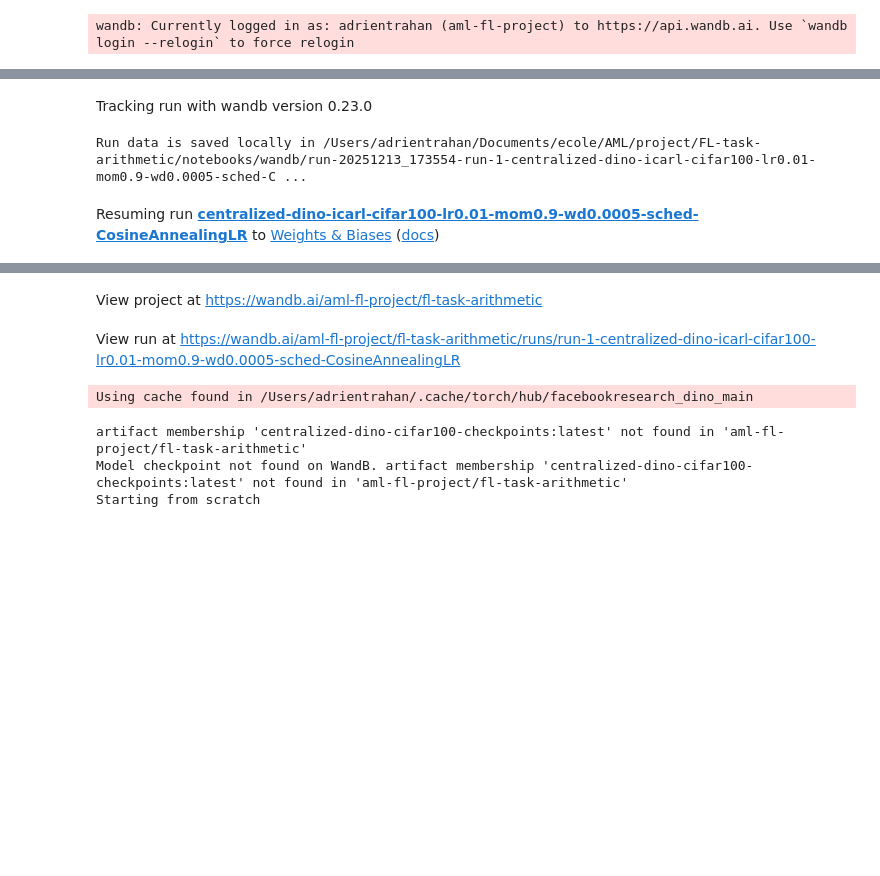
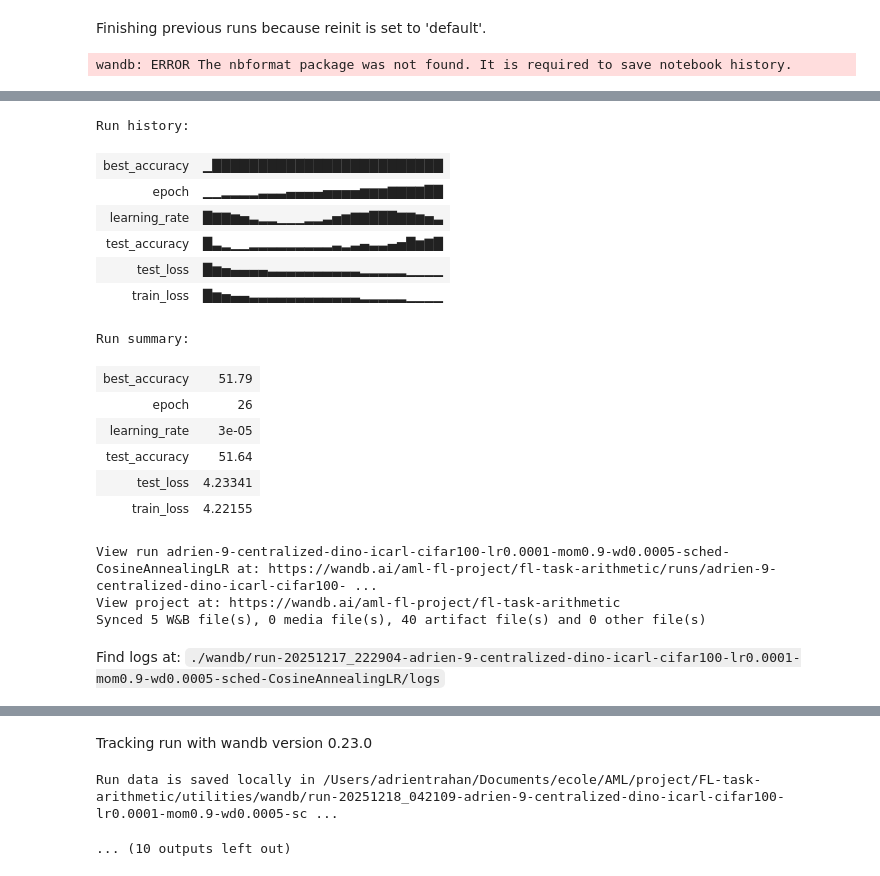
Before and after one commit to erikscolaro/FL-task-arithmetic, a Jupyter notebook: utilities/train_centralized.ipynb, the cells around one changed output, grey strips where cells are left out. Cells and saved outputs as stored; diff of their text form; code cells hidden in the pictures; blank space fills up the shorter version.

Commit message:
feat: train_centralized works

```diff
--- a/utilities/train_centralized.ipynb
+++ b/utilities/train_centralized.ipynb
@@ -151,24 +184,42 @@ def train(lr, momentum, weight_decay, epochs, scheduler_name, scheduler_fn):
 # %%
 
 SCHEDULERS = [
-    ("CosineAnnealingLR", lambda opt: torch.optim.lr_scheduler.CosineAnnealingLR(opt, T_max=EPOCHS)),
+    ("CosineAnnealingLR", lambda opt: torch.optim.lr_scheduler.CosineAnnealingLR(opt, T_max=10)),
     ("StepLR", lambda opt: torch.optim.lr_scheduler.StepLR(opt, step_size=30, gamma=0.1)),
     ("NoScheduler", lambda opt: torch.optim.lr_scheduler.LambdaLR(opt, lr_lambda=lambda epoch: 1.0)) # No scheduling
 ]
 
 
-for scheduler_name, scheduler_fn in SCHEDULERS:
-    train(
-        lr=LR,
+GROUP = "adrien-centralized-dino-cifar100"
+
+train(
+        run_name="adrien-9",
+        lr=0.0001, # 10^-4
         momentum=MOMENTUM,
         weight_decay=WEIGHT_DECAY,
         epochs=EPOCHS,
-        scheduler_name=scheduler_name,
-        scheduler_fn=scheduler_fn
+        scheduler_name=SCHEDULERS[0][0],
+        scheduler_fn=SCHEDULERS[0][1]
     )
 # %% [output]
+Finishing previous runs because reinit is set to 'default'.
-wandb: Currently logged in as: adrientrahan (aml-fl-project) to https://api.wandb.ai. Use `wandb login --relogin` to force relogin
+wandb: ERROR The nbformat package was not found. It is required to save notebook history.
 [interactive output not drawn]
-Tracking run with wandb version 0.23.0
-Run data is saved locally in /Users/adrientrahan/Documents/ecole/AML/project/FL-task-arithmetic/notebooks/wandb/run-20251213_173554-run-1-centralized-dino-icarl-cifar100-lr0.01-mom0.9-wd0.0005-sched-C ...
+Run history:
+| best_accuracy | ▁█████████████████████████ |
+| epoch | ▁▁▂▂▂▂▃▃▃▄▄▄▄▅▅▅▅▆▆▆▇▇▇▇██ |
+| learning_rate | █▇▇▆▅▃▂▂▁▁▁▂▂▃▅▆▇▇███▇▇▆▅▃ |
+| test_accuracy | █▃▂▁▁▂▂▂▂▂▂▂▂▂▃▂▃▄▃▃▄▅█▆▇█ |
+| test_loss | █▆▅▄▄▄▄▃▃▃▃▃▃▃▃▃▃▂▂▂▂▂▁▁▁▁ |
+| train_loss | █▆▅▄▄▃▃▃▃▃▃▃▃▃▃▃▃▂▂▂▂▂▁▁▁▁ |
+Run summary:
+| best_accuracy | 51.79 |
+| epoch | 26 |
+| learning_rate | 3e-05 |
+| test_accuracy | 51.64 |
+| test_loss | 4.23341 |
+| train_loss | 4.22155 |
+View run adrien-9-centralized-dino-icarl-cifar100-lr0.0001-mom0.9-wd0.0005-sched-CosineAnnealingLR at: https://wandb.ai/aml-fl-project/fl-task-arithmetic/runs/adrien-9-centralized-dino-icarl-cifar100- ...
+View project at: https://wandb.ai/aml-fl-project/fl-task-arithmetic
+Synced 5 W&B file(s), 0 media file(s), 40 artifact file(s) and 0 other file(s)
-Resuming run centralized-dino-icarl-cifar100-lr0.01-mom0.9-wd0.0005-sched-CosineAnnealingLR to Weights & Biases (docs)
+Find logs at: ./wandb/run-20251217_222904-adrien-9-centralized-dino-icarl-cifar100-lr0.0001-mom0.9-wd0.0005-sched-CosineAnnealingLR/logs
@@ -175,6 +227,3 @@ Resuming run centralized-dino-icarl-cifar100-lr0.01-mom0.9-wd0.0005-sched-Cosine
-View project at https://wandb.ai/aml-fl-project/fl-task-arithmetic
+Tracking run with wandb version 0.23.0
-View run at https://wandb.ai/aml-fl-project/fl-task-arithmetic/runs/run-1-centralized-dino-icarl-cifar100-lr0.01-mom0.9-wd0.0005-sched-CosineAnnealingLR
-Using cache found in /Users/adrientrahan/.cache/torch/hub/facebookresearch_dino_main
-artifact membership 'centralized-dino-cifar100-checkpoints:latest' not found in 'aml-fl-project/fl-task-arithmetic'
-Model checkpoint not found on WandB. artifact membership 'centralized-dino-cifar100-checkpoints:latest' not found in 'aml-fl-project/fl-task-arithmetic'
-Starting from scratch
+Run data is saved locally in /Users/adrientrahan/Documents/ecole/AML/project/FL-task-arithmetic/utilities/wandb/run-20251218_042109-adrien-9-centralized-dino-icarl-cifar100-lr0.0001-mom0.9-wd0.0005-sc ...
+... (10 outputs left out)
```
Also changed, not shown: parts of 3 cells of this notebook.
